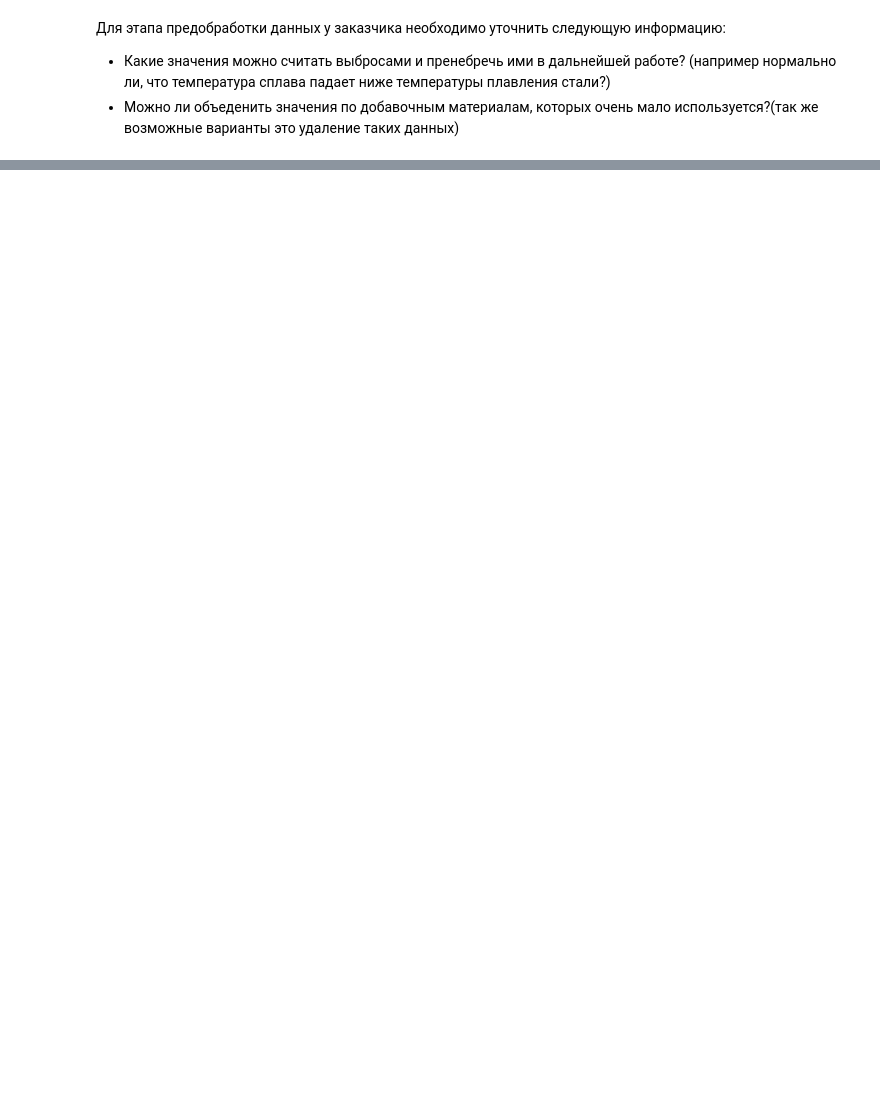
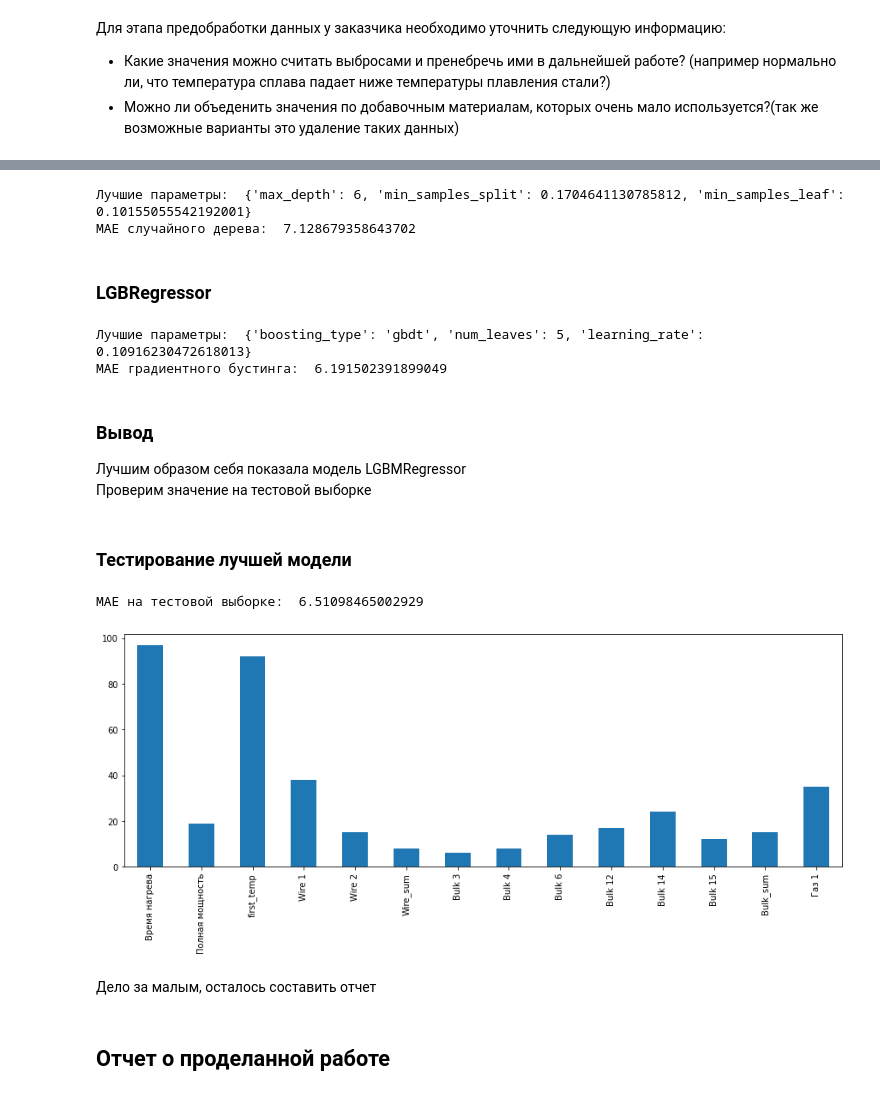
Before and after one commit to AlexFee1/Yandex-practicum-projects-ds, a Jupyter notebook: 15. Финальный проект/final_project.ipynb, the cells around one changed output, grey strips where cells are left out. Cells and saved outputs as stored; diff of their text form; code cells hidden in the pictures; blank space fills up the shorter version.

```diff
--- a/15. Финальный проект/final_project.ipynb
+++ b/15. Финальный проект/final_project.ipynb
@@ -587,0 +744,68 @@ dtype: int64
+# %%
+params = {
+        'max_depth': optuna.distributions.IntDistribution(2, 16),
+        'min_samples_split': optuna.distributions.FloatDistribution(0.1, 1.0),
+        'min_samples_leaf': optuna.distributions.FloatDistribution(0.1, 0.5),
+    }
+
+optuna_rf = OptunaSearchCV(RandomForestRegressor(),
+                           param_distributions=params,
+                           n_trials=100, n_jobs=-1,
+                           scoring='neg_mean_absolute_error',
+                           random_state=RANDOM_STATE,
+                           cv=CV)
+optuna_rf.fit(x_train,y_train)
+
+print('Лучшие параметры: ', optuna_rf.best_params_)
+print('МАЕ случайного дерева: ', -optuna_rf.best_score_)
+# %% [output]
+Лучшие параметры:  {'max_depth': 6, 'min_samples_split': 0.1704641130785812, 'min_samples_leaf': 0.10155055542192001}
+МАЕ случайного дерева:  7.128679358643702
+# %% [markdown]
+### LGBRegressor
+# %%
+params = {
+        'boosting_type': optuna.distributions.CategoricalDistribution(['gbdt', 'dart']),
+        'num_leaves': optuna.distributions.IntDistribution(2, 100),
+        'learning_rate': optuna.distributions.FloatDistribution(0.001, 0.5)
+}
+
+optuna_lgb = OptunaSearchCV(lgb.LGBMRegressor(objective='regression', metric ='l1', verbosity=-1),
+                           param_distributions=params,
+                           n_trials=100,
+                           n_jobs=-1,
+                           scoring='neg_mean_absolute_error',
+                           random_state=RANDOM_STATE,
+                           cv=CV)
+
+optuna_lgb.fit(x_train, y_train)
+
+print('Лучшие параметры: ', optuna_lgb.best_params_)
+print('МАЕ градиентного бустинга: ', -optuna_lgb.best_score_)
+# %% [output]
+Лучшие параметры:  {'boosting_type': 'gbdt', 'num_leaves': 5, 'learning_rate': 0.10916230472618013}
+МАЕ градиентного бустинга:  6.191502391899049
+# %% [markdown]
+### Вывод
+
+Лучшим образом себя показала модель LGBMRegressor
+Проверим значение на тестовой выборке
+# %% [markdown]
+### Тестирование лучшей модели
+# %%
+predict = optuna_lgb.predict(x_test)
+print('MAE на тестовой выборке: ',mean_absolute_error(predict, y_test))
+# %% [output]
+MAE на тестовой выборке:  6.51098465002929
+# %%
+features = pd.Series(optuna_lgb.best_estimator_.feature_importances_, index=x_train.columns)
+
+plt.figure(figsize=(15,5))
+features.plot.bar()
+plt.show()
+# %% [output]
+[figure, added]
+# %% [markdown]
+Дело за малым, осталось составить отчет
+# %% [markdown]
+## Отчет о проделанной работе
```
Also changed, not shown: parts of 47 cells of this notebook, 5 other files.
